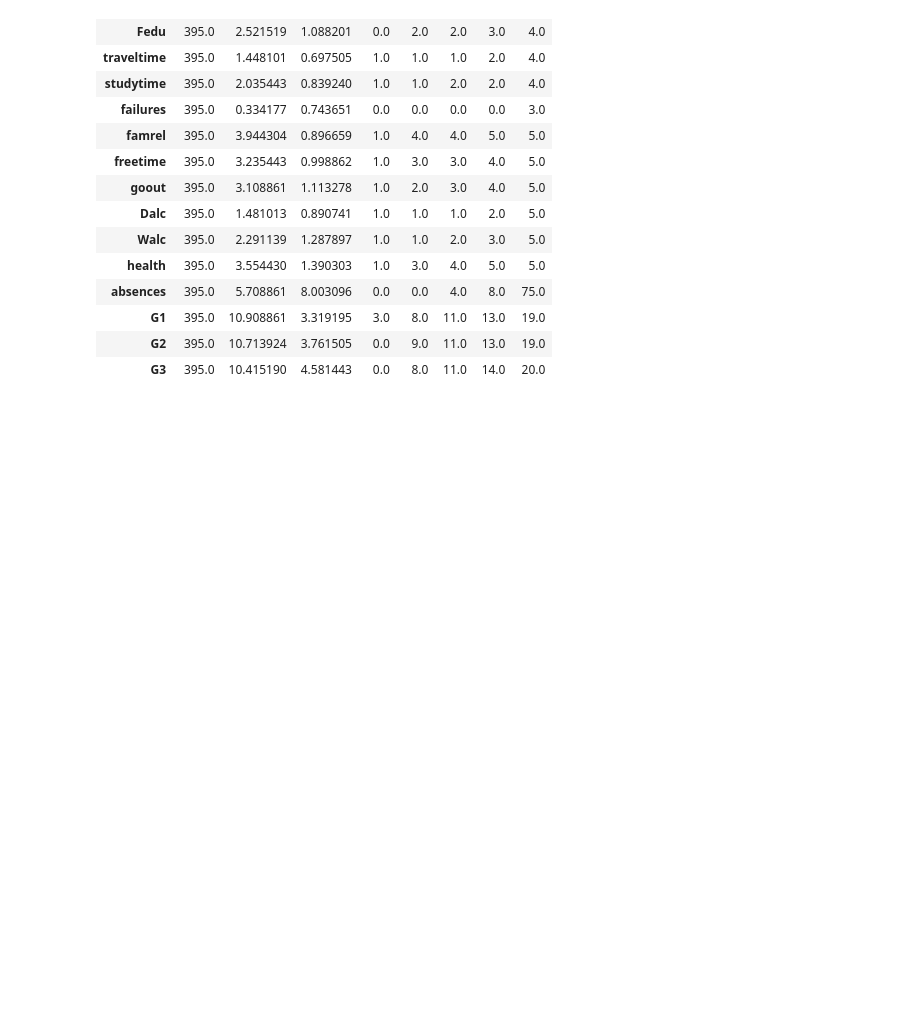
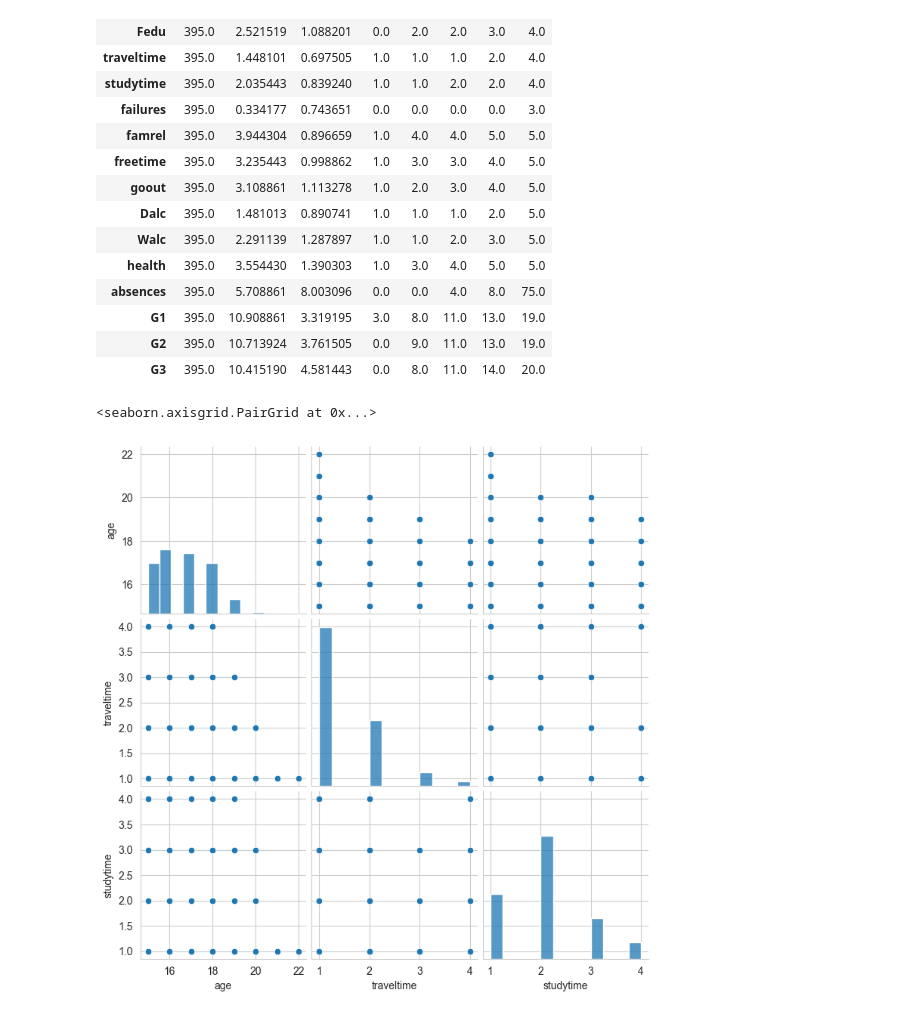
Before and after one commit to 3wn00/data_science_portfolio, a Jupyter notebook: student_alchohol_consumption/main.ipynb, the cells around one changed output. Cells and saved outputs as stored; diff of their text form; code cells hidden in the pictures; blank space fills up the shorter version.

Commit message:
finished data context

```diff
--- a/student_alchohol_consumption/main.ipynb
+++ b/student_alchohol_consumption/main.ipynb
@@ -100,4 +99,10 @@ df.describe().T
 | G1 | 395.0 | 10.908861 | 3.319195 | 3.0 | 8.0 | 11.0 | 13.0 | 19.0 |
 | G2 | 395.0 | 10.713924 | 3.761505 | 0.0 | 9.0 | 11.0 | 13.0 | 19.0 |
 | G3 | 395.0 | 10.415190 | 4.581443 | 0.0 | 8.0 | 11.0 | 14.0 | 20.0 |
+# %%
+cols = ['age', 'traveltime', 'studytime', ]
+sns.pairplot(data=df[cols])
+# %% [output]
+<seaborn.axisgrid.PairGrid at 0x...>
+[figure, added]
 # %% [markdown]
```
Also changed, not shown: parts of 4 cells of this notebook, 1 other file.
